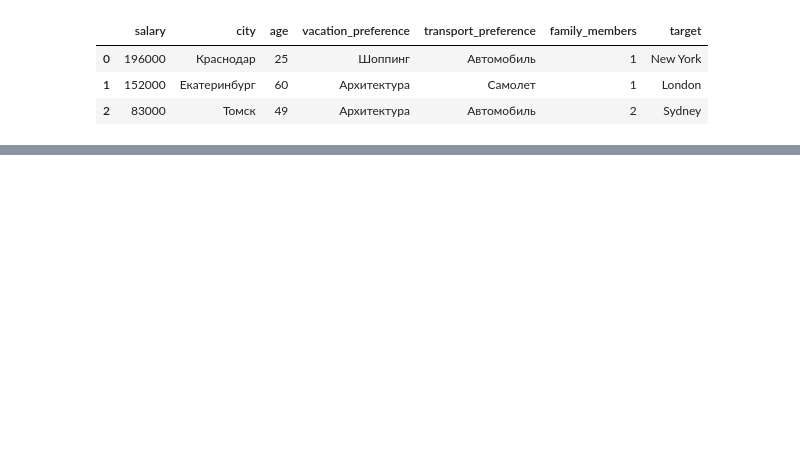
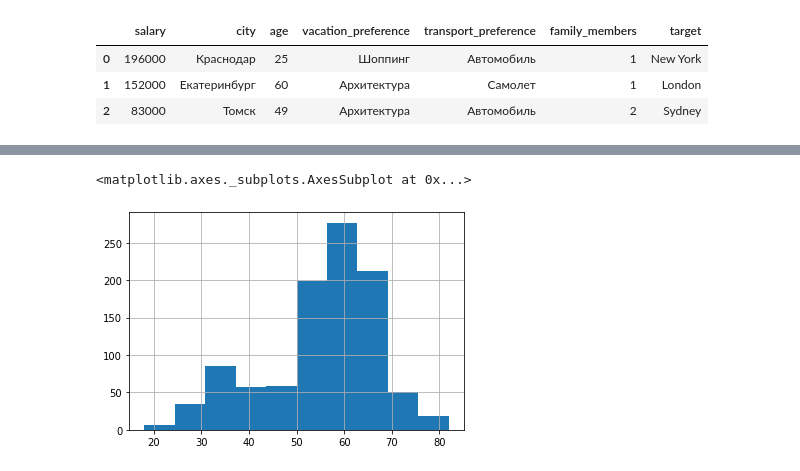
Before and after one commit to QAtester-MM/-----------------------------, a Jupyter notebook: Travel_dataset.ipynb, the cells around one changed output, grey strips where cells are left out. Saved outputs shown, nothing was run; the diff lists cells and outputs as text; code cells hidden in the pictures; blank space fills up the shorter version.

```diff
--- a/Travel_dataset.ipynb
+++ b/Travel_dataset.ipynb
@@ -31,0 +56,5 @@ trips_data.head(3)
+# %%
+trips_data["age"].hist()
+# %% [output]
+<matplotlib.axes._subplots.AxesSubplot at 0x...>
+[figure, added]
```
Also changed, not shown: parts of 27 cells of this notebook.
